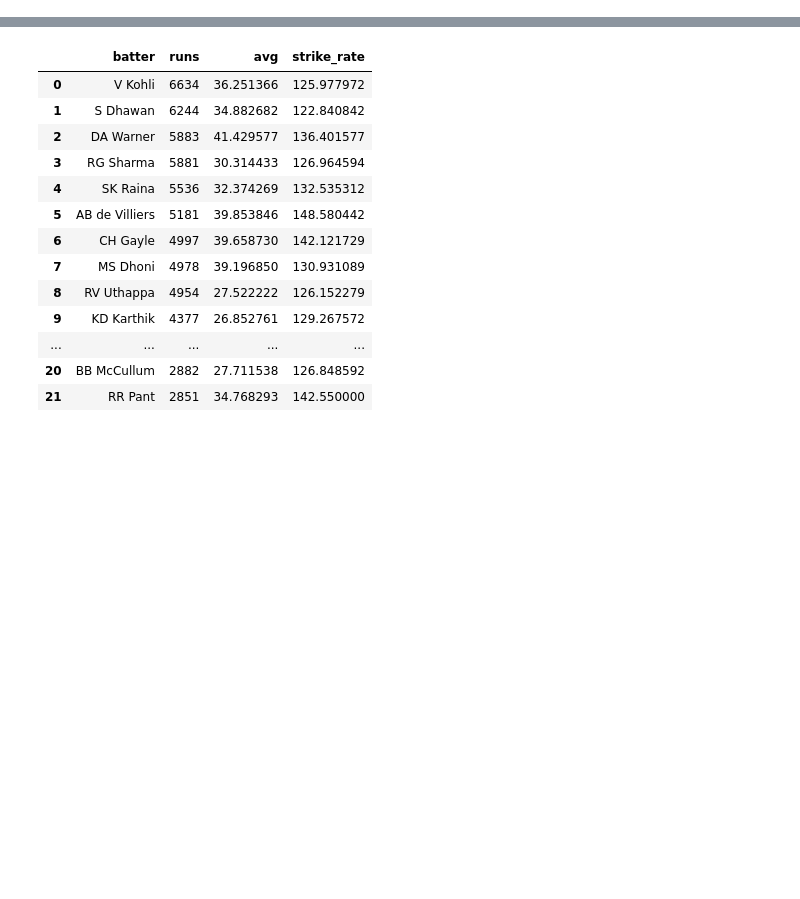
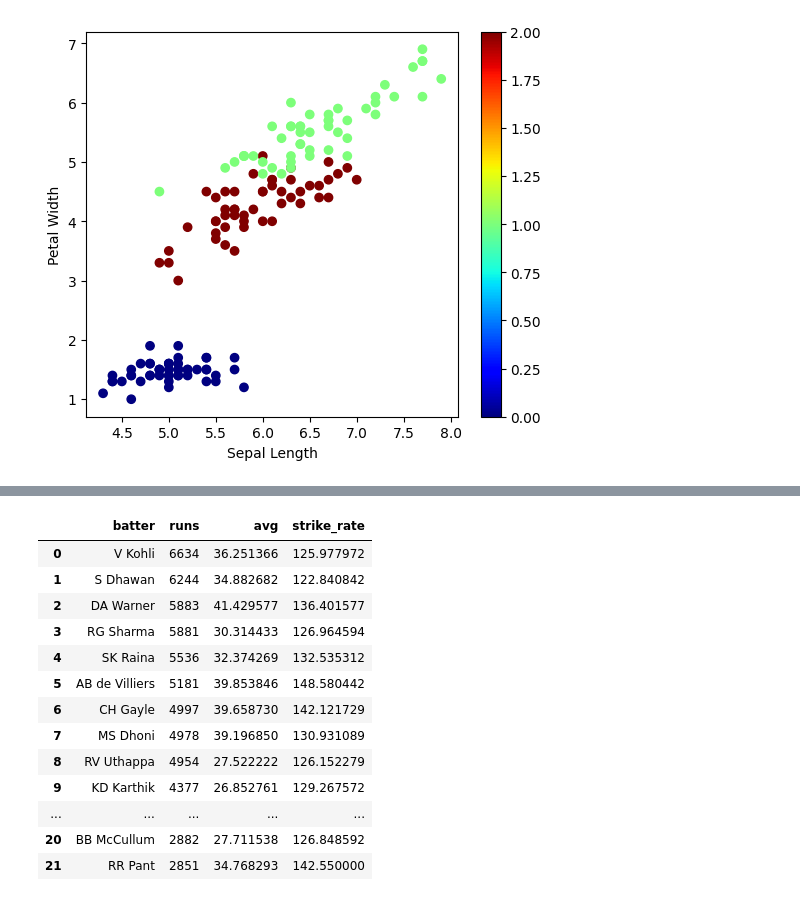
Before and after one commit to Rudra18GTHB/Codes, a Jupyter notebook: Visualization/Exp7.ipynb, the cells around one changed output, grey strips where cells are left out. Saved outputs shown, nothing was run; the diff lists cells and outputs as text; code cells hidden in the pictures; blank space fills up the shorter version.

Commit message:
c and cmap inserted

```diff
--- a/Visualization/Exp7.ipynb
+++ b/Visualization/Exp7.ipynb
@@ -2,3 +2,6 @@
 import numpy as np
 import matplotlib.pyplot as plt
 import pandas as pd
+# %%
+df=pd.read_csv("iris (2).csv")
+df.sample(5)
@@ -4,0 +15,3 @@ import pandas as pd
+# %%
+df["Species"]=df["Species"].replace({"Iris-setosa":0,"Iris-virginica":1,"Iris-versicolor":2})
+df.sample(5)
@@ -5,3 +25,12 @@ import pandas as pd
+# %%
+plt.figure(figsize=(6,5))
+plt.scatter(df['SepalLengthCm'],df['PetalLengthCm'],c=df['Species'],cmap="jet")
+plt.xlabel("Sepal Length")
+plt.ylabel("Petal Width")
+plt.colorbar()
+plt.show()
+# %% [output]
+[figure, added]
 # %%
 x=[1,5,3,8,9]
 y=[1,5,3,8,9]
```
Also changed, not shown: parts of 3 cells of this notebook.
